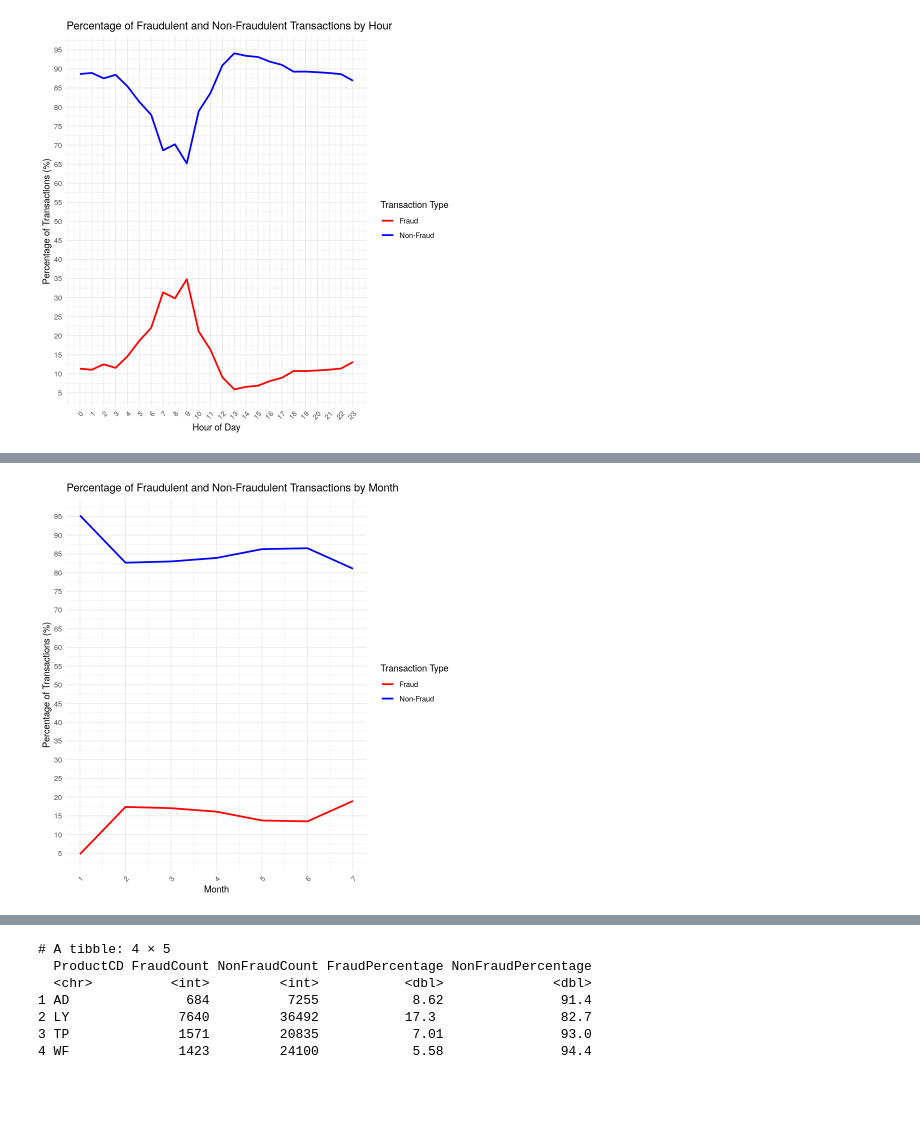
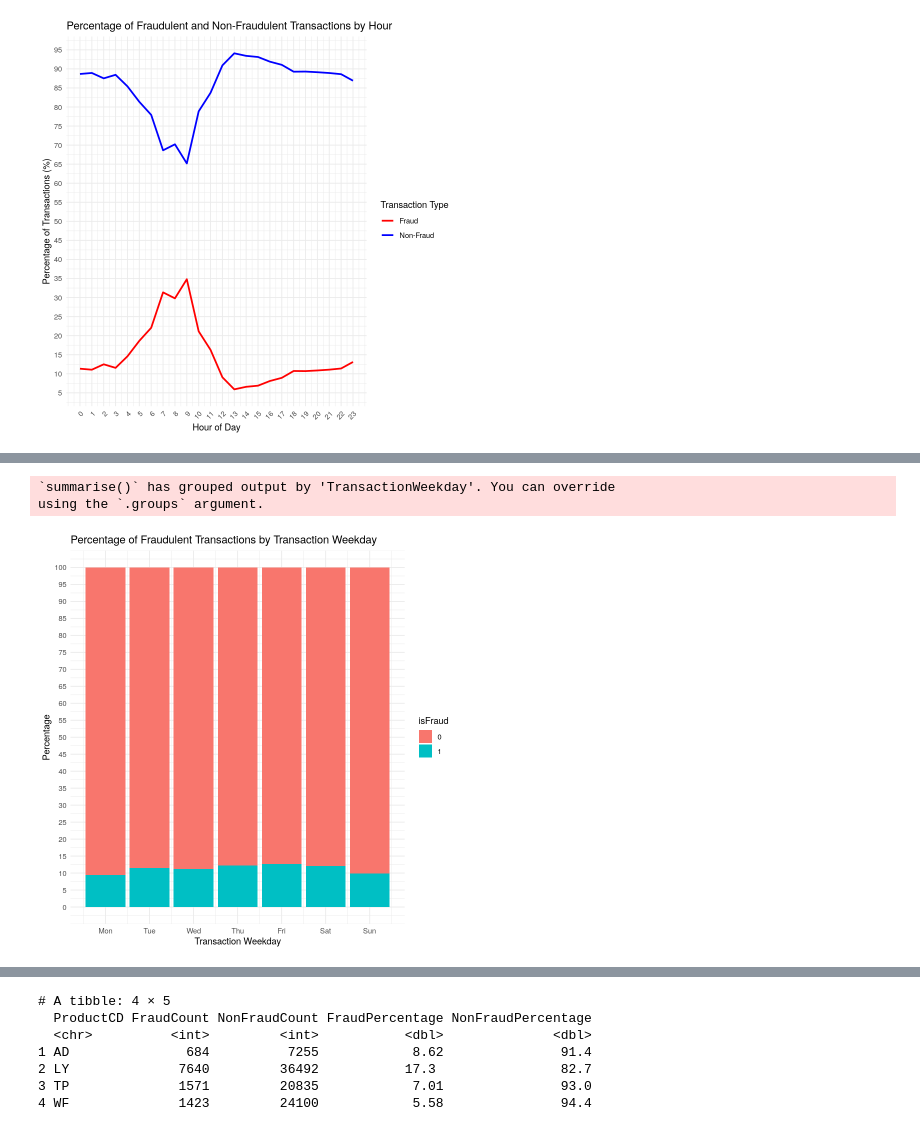
Before and after one commit to ytcctl/peter, a Jupyter notebook: FITE7410/FITE7410_Assgn_1.ipynb, the cells around one changed output, grey strips where cells are left out. Cells and saved outputs as stored; diff of their text form; code cells hidden in the pictures; blank space fills up the shorter version.

```diff
--- a/FITE7410/FITE7410_Assgn_1.ipynb
+++ b/FITE7410/FITE7410_Assgn_1.ipynb
@@ -438,19 +440,17 @@ ggplot(transactions_per_month, aes(x = TransactionMonth)) +
-# %%
-# view the percentage of transactions per month group by isFraud and Non-Fraud ------------------------------------------------
-fraud_non_fraud_percentage_per_month <- transactions_per_month %>%
-  mutate(FraudPercentage = (FraudCount / (FraudCount + NonFraudCount)) * 100,
-         NonFraudPercentage = (NonFraudCount / (FraudCount + NonFraudCount)) * 100)
-# visualize the percentage of transactions per month group by isFraud and Non-Fraud ------------------------------------------------
-ggplot(fraud_non_fraud_percentage_per_month, aes(x = TransactionMonth)) +
-  geom_line(aes(y = FraudPercentage, color = "Fraud"), size = 1) +
-  geom_line(aes(y = NonFraudPercentage, color = "Non-Fraud"), size = 1) +
-  labs(title = "Percentage of Fraudulent and Non-Fraudulent Transactions by Month",
-       x = "Month",
-       y = "Percentage of Transactions (%)") +
-  theme_minimal() +
-  scale_x_continuous(breaks = 1:12) +
-  scale_y_continuous(breaks = seq(0, 100, by = 5)) +
-  theme(axis.text.x = element_text(angle = 45, hjust = 1)) +
-  scale_color_manual(values = c("Fraud" = "red", "Non-Fraud" = "blue"), name = "Transaction Type")
-# %% [output]
-[figure, removed]
+# %%
+# view the precentage of isFraud and non-fraud by TransactionWeekday ------------------------------------------------
+data %>%
+  group_by(TransactionWeekday, isFraud) %>%
+  summarise(Count = n()) %>%
+  mutate(Percentage = (Count / sum(Count)) * 100) %>%
+  ggplot(aes(x = TransactionWeekday, y = Percentage, fill = factor(isFraud))) +
+  geom_bar(stat = "identity") +
+  labs(title = "Percentage of Fraudulent Transactions by Transaction Weekday",
+       x = "Transaction Weekday", y = "Percentage", fill = "isFraud") +
+  theme_minimal() +
+  scale_y_continuous(breaks = seq(0, 100, by = 5)) +
+  scale_x_continuous(breaks = 1:7, labels = c("Mon", "Tue", "Wed", "Thu", "Fri", "Sat", "Sun"))
+# %% [output]
+`summarise()` has grouped output by 'TransactionWeekday'. You can override
+using the `.groups` argument.
+[figure, added]
```
Also changed, not shown: parts of 31 cells of this notebook.
